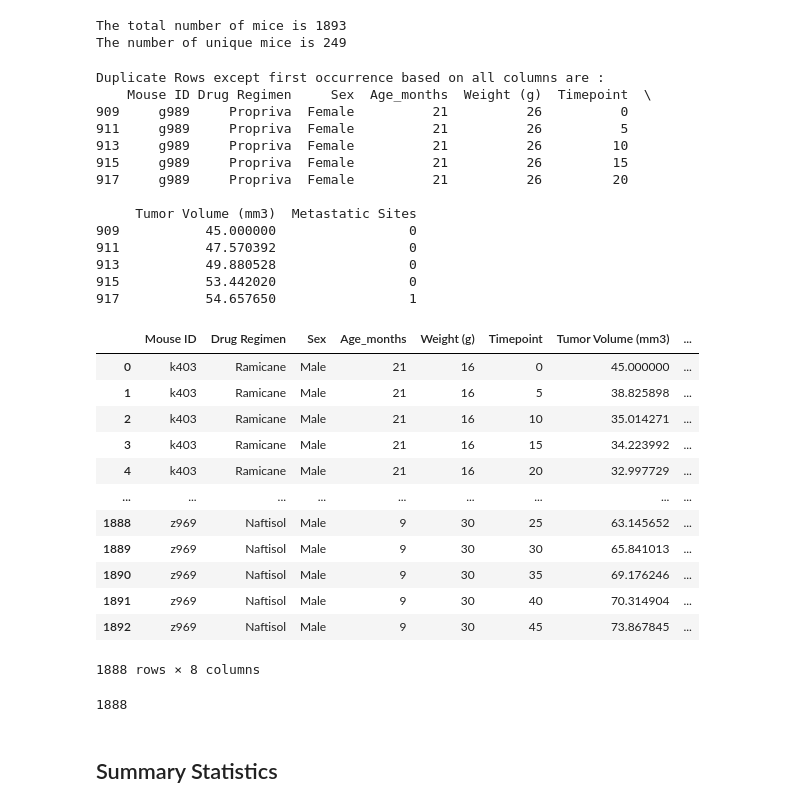
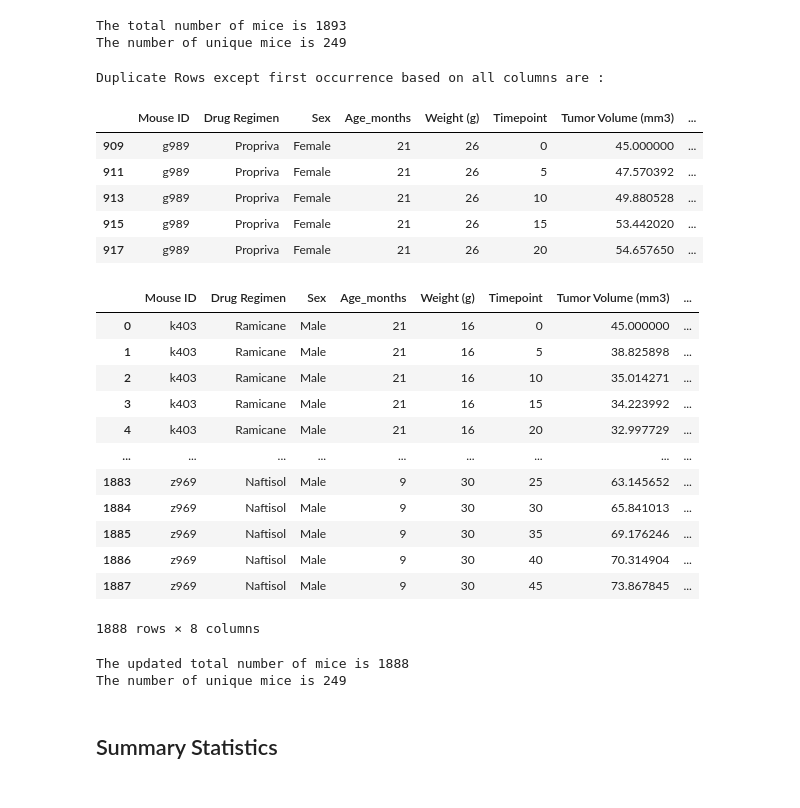
Before and after one commit to cchitec/matplotlib_challenge, a Jupyter notebook: Pymaceuticals/pymaceuticals_starter.ipynb, the cells around one changed output. Saved outputs shown, nothing was run; the diff lists cells and outputs as text; code cells hidden in the pictures.

```diff
--- a/Pymaceuticals/pymaceuticals_starter.ipynb
+++ b/Pymaceuticals/pymaceuticals_starter.ipynb
@@ -55,49 +55,44 @@ The number of unique mice is 249
 # Getting the duplicate mice by ID number that shows up for Mouse ID and Timepoint.
 duplicate_miceid = combined_data[combined_data.duplicated(subset=['Mouse ID', 'Timepoint'])]
 
-print("Duplicate Rows except first occurrence based on all columns are :")
-print(duplicate_miceid)
+duplicate_miceid
 # %% [output]
 Duplicate Rows except first occurrence based on all columns are :
-    Mouse ID Drug Regimen     Sex  Age_months  Weight (g)  Timepoint  \
-909     g989     Propriva  Female          21          26          0
-911     g989     Propriva  Female          21          26          5
-913     g989     Propriva  Female          21          26         10
-915     g989     Propriva  Female          21          26         15
-917     g989     Propriva  Female          21          26         20
-
-     Tumor Volume (mm3)  Metastatic Sites
-909           45.000000                 0
-911           47.570392                 0
-913           49.880528                 0
-915           53.442020                 0
-917           54.657650                 1
+|  | Mouse ID | Drug Regimen | Sex | Age_months | Weight (g) | Timepoint | Tumor Volume (mm3) | ... |
+| 909 | g989 | Propriva | Female | 21 | 26 | 0 | 45.000000 | ... |
+| 911 | g989 | Propriva | Female | 21 | 26 | 5 | 47.570392 | ... |
+| 913 | g989 | Propriva | Female | 21 | 26 | 10 | 49.880528 | ... |
+| 915 | g989 | Propriva | Female | 21 | 26 | 15 | 53.442020 | ... |
+| 917 | g989 | Propriva | Female | 21 | 26 | 20 | 54.657650 | ... |
 # %%
 # Optional: Get all the data for the duplicate mouse ID.
 # %%
 # Create a clean DataFrame by dropping the duplicate mouse by its ID.
 clean_data = combined_data.drop_duplicates(subset=["Mouse ID", "Timepoint"])
-clean_data
+clean_data.reset_index(drop=True)
 # %% [output]
 |  | Mouse ID | Drug Regimen | Sex | Age_months | Weight (g) | Timepoint | Tumor Volume (mm3) | ... |
 | 0 | k403 | Ramicane | Male | 21 | 16 | 0 | 45.000000 | ... |
 | 1 | k403 | Ramicane | Male | 21 | 16 | 5 | 38.825898 | ... |
 | 2 | k403 | Ramicane | Male | 21 | 16 | 10 | 35.014271 | ... |
 | 3 | k403 | Ramicane | Male | 21 | 16 | 15 | 34.223992 | ... |
 | 4 | k403 | Ramicane | Male | 21 | 16 | 20 | 32.997729 | ... |
 | ... | ... | ... | ... | ... | ... | ... | ... | ... |
-| 1888 | z969 | Naftisol | Male | 9 | 30 | 25 | 63.145652 | ... |
-| 1889 | z969 | Naftisol | Male | 9 | 30 | 30 | 65.841013 | ... |
-| 1890 | z969 | Naftisol | Male | 9 | 30 | 35 | 69.176246 | ... |
-| 1891 | z969 | Naftisol | Male | 9 | 30 | 40 | 70.314904 | ... |
-| 1892 | z969 | Naftisol | Male | 9 | 30 | 45 | 73.867845 | ... |
+| 1883 | z969 | Naftisol | Male | 9 | 30 | 25 | 63.145652 | ... |
+| 1884 | z969 | Naftisol | Male | 9 | 30 | 30 | 65.841013 | ... |
+| 1885 | z969 | Naftisol | Male | 9 | 30 | 35 | 69.176246 | ... |
+| 1886 | z969 | Naftisol | Male | 9 | 30 | 40 | 70.314904 | ... |
+| 1887 | z969 | Naftisol | Male | 9 | 30 | 45 | 73.867845 | ... |
 1888 rows × 8 columns
 # %%
 # Checking the number of mice in the clean DataFrame.
-cleanmice_data = clean_data["Mouse ID"].count()
-cleanmice_data
+cleanmice_num = clean_data["Mouse ID"].count()
+print(f"The updated total number of mice is {cleanmice_num}")
+uniquemice_num = clean_data["Mouse ID"].nunique()
+print(f"The number of unique mice is {uniquemice_num}")
 # %% [output]
-1888
+The updated total number of mice is 1888
+The number of unique mice is 249
 # %% [markdown]
 ## Summary Statistics
 # %%
```
Also changed, not shown: parts of 3 cells of this notebook.
